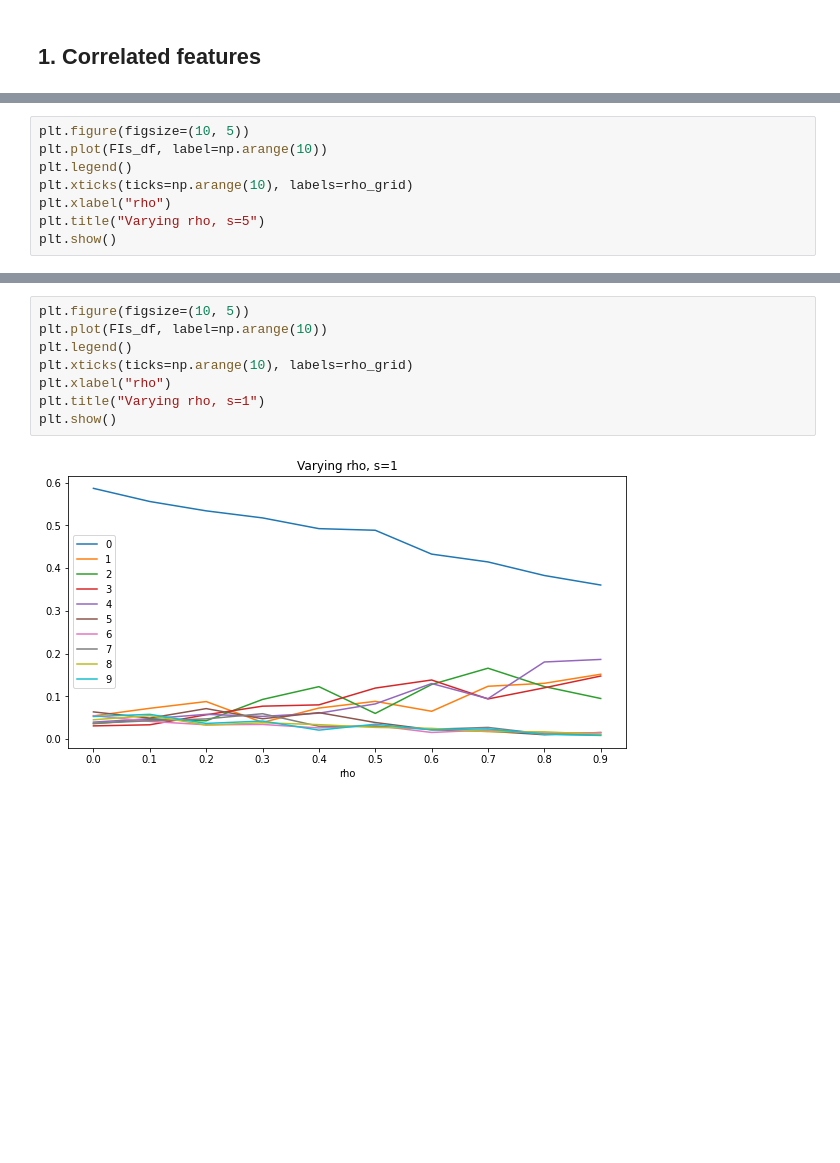
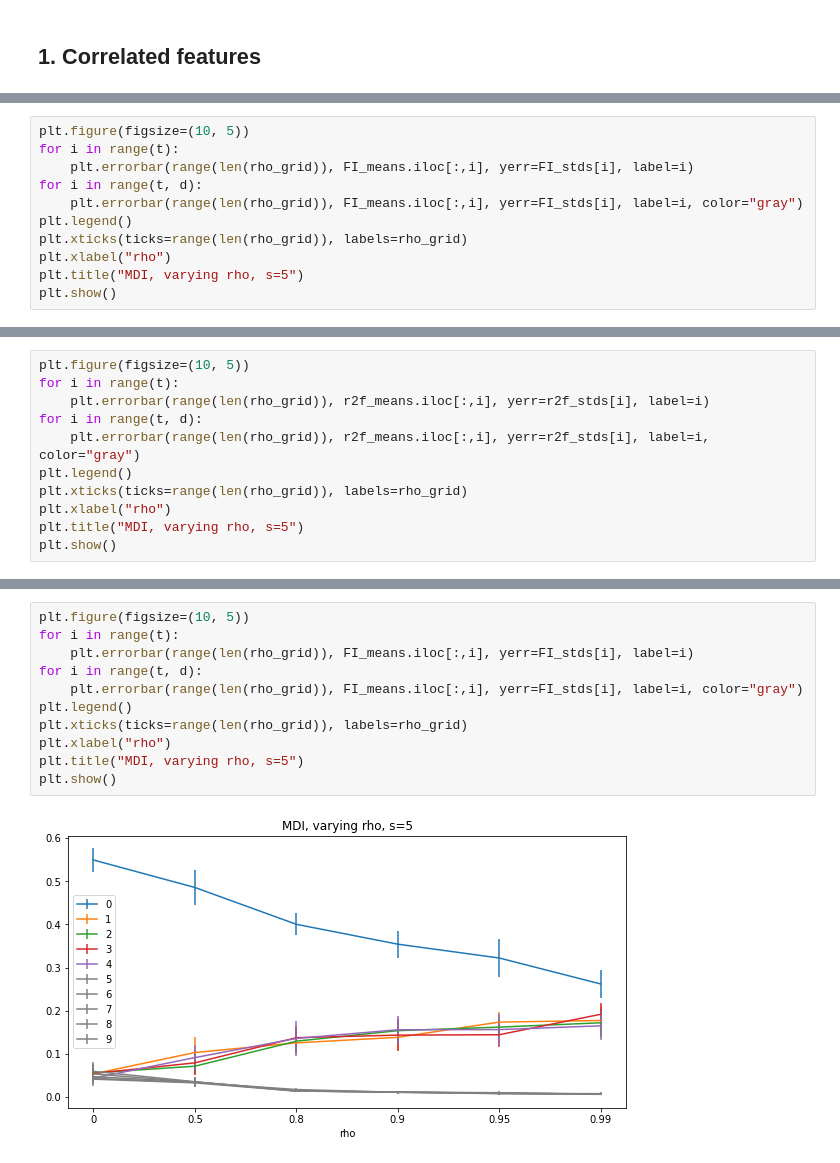
Before and after one commit to Yu-Group/imodels-experiments, a Jupyter notebook: notebooks/nonlinear_significance/03_correlated_features.ipynb, the cells around one changed output, grey strips where cells are left out. Drawn from its saved outputs; the diff is of its cells as text; blank space fills up the shorter version.

```diff
--- a/notebooks/nonlinear_significance/03_correlated_features.ipynb
+++ b/notebooks/nonlinear_significance/03_correlated_features.ipynb
@@ -40,9 +64,12 @@ FIs_df = pd.DataFrame(results)
 # %%
 plt.figure(figsize=(10, 5))
-plt.plot(FIs_df, label=np.arange(10))
+for i in range(t):
+    plt.errorbar(range(len(rho_grid)), FI_means.iloc[:,i], yerr=FI_stds[i], label=i)
+for i in range(t, d):
+    plt.errorbar(range(len(rho_grid)), FI_means.iloc[:,i], yerr=FI_stds[i], label=i, color="gray")
 plt.legend()
-plt.xticks(ticks=np.arange(10), labels=rho_grid)
+plt.xticks(ticks=range(len(rho_grid)), labels=rho_grid)
 plt.xlabel("rho")
-plt.title("Varying rho, s=5")
+plt.title("MDI, varying rho, s=5")
 plt.show()
 # %% [output]
@@ -49,0 +77,11 @@ plt.show()
+# %%
+plt.figure(figsize=(10, 5))
+for i in range(t):
+    plt.errorbar(range(len(rho_grid)), r2f_means.iloc[:,i], yerr=r2f_stds[i], label=i)
+for i in range(t, d):
+    plt.errorbar(range(len(rho_grid)), r2f_means.iloc[:,i], yerr=r2f_stds[i], label=i, color="gray")
+plt.legend()
+plt.xticks(ticks=range(len(rho_grid)), labels=rho_grid)
+plt.xlabel("rho")
+plt.title("MDI, varying rho, s=5")
+plt.show()
@@ -72,10 +132,13 @@ FIs_df = pd.DataFrame(results)
 # %%
 plt.figure(figsize=(10, 5))
-plt.plot(FIs_df, label=np.arange(10))
+for i in range(t):
+    plt.errorbar(range(len(rho_grid)), FI_means.iloc[:,i], yerr=FI_stds[i], label=i)
+for i in range(t, d):
+    plt.errorbar(range(len(rho_grid)), FI_means.iloc[:,i], yerr=FI_stds[i], label=i, color="gray")
 plt.legend()
-plt.xticks(ticks=np.arange(10), labels=rho_grid)
+plt.xticks(ticks=range(len(rho_grid)), labels=rho_grid)
 plt.xlabel("rho")
-plt.title("Varying rho, s=1")
+plt.title("MDI, varying rho, s=5")
 plt.show()
 # %% [output]
-[figure, old version]
+[figure, new version]
```
Also changed, not shown: parts of 16 cells of this notebook, 1 other file.
